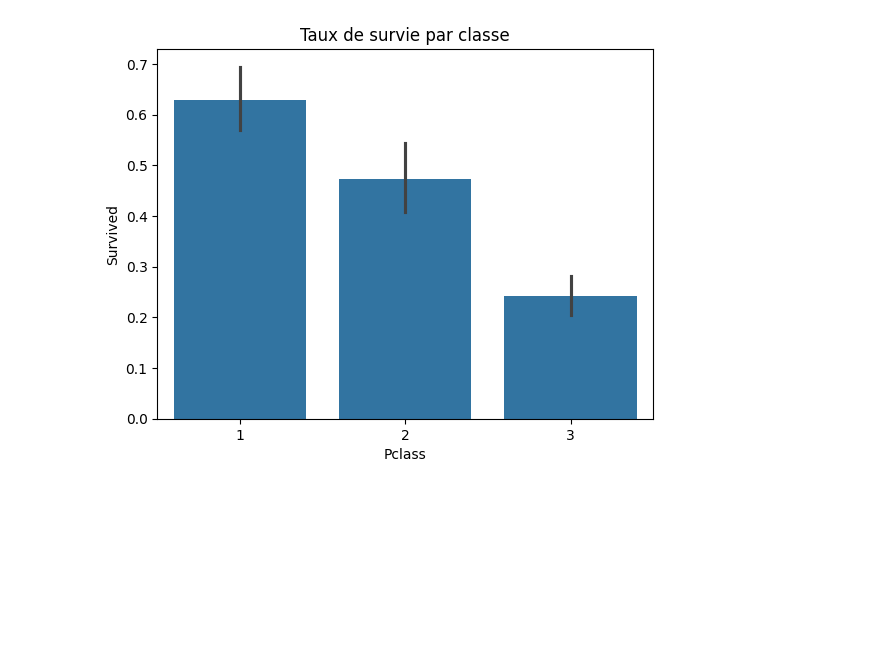
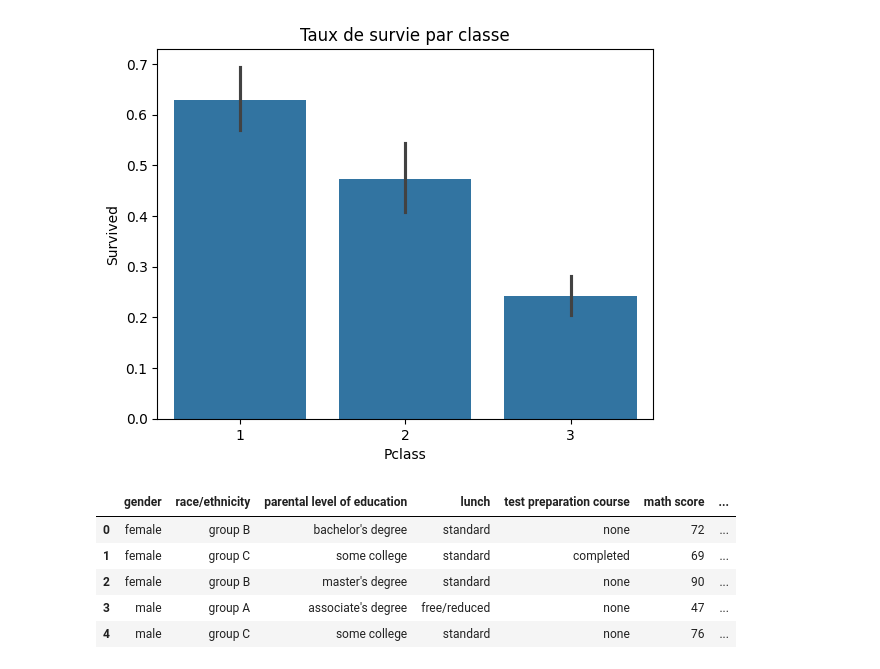
Before and after one commit to mery-bigdata/mery-bigdata, a Jupyter notebook: Untitled3.ipynb, the cells around one changed output. Saved outputs shown, nothing was run; the diff lists cells and outputs as text; code cells hidden in the pictures; blank space fills up the shorter version.

```diff
--- a/Untitled3.ipynb
+++ b/Untitled3.ipynb
@@ -90,3 +90,21 @@ plt.show()
 # %%
 # Download the Titanic train dataset
 !wget https://raw.githubusercontent.com/datasciencedojo/datasets/master/titanic.csv -O /content/train.csv
+# %%
+import pandas as pd
+import matplotlib.pyplot as plt
+import seaborn as sns
+
+# 📂 2. Charger les données (remplace par le bon lien ou chemin)
+url = "/content/drive/MyDrive/Colab Notebooks/StudentsPerformance.csv"
+df = pd.read_csv(url)
+
+# 👀 3. Aperçu des données
+df.head()
+# %% [output]
+|  | gender | race/ethnicity | parental level of education | lunch | test preparation course | math score | ... |
+| 0 | female | group B | bachelor's degree | standard | none | 72 | ... |
+| 1 | female | group C | some college | standard | completed | 69 | ... |
+| 2 | female | group B | master's degree | standard | none | 90 | ... |
+| 3 | male | group A | associate's degree | free/reduced | none | 47 | ... |
+| 4 | male | group C | some college | standard | none | 76 | ... |
```
Also changed, not shown: parts of 4 cells of this notebook.
